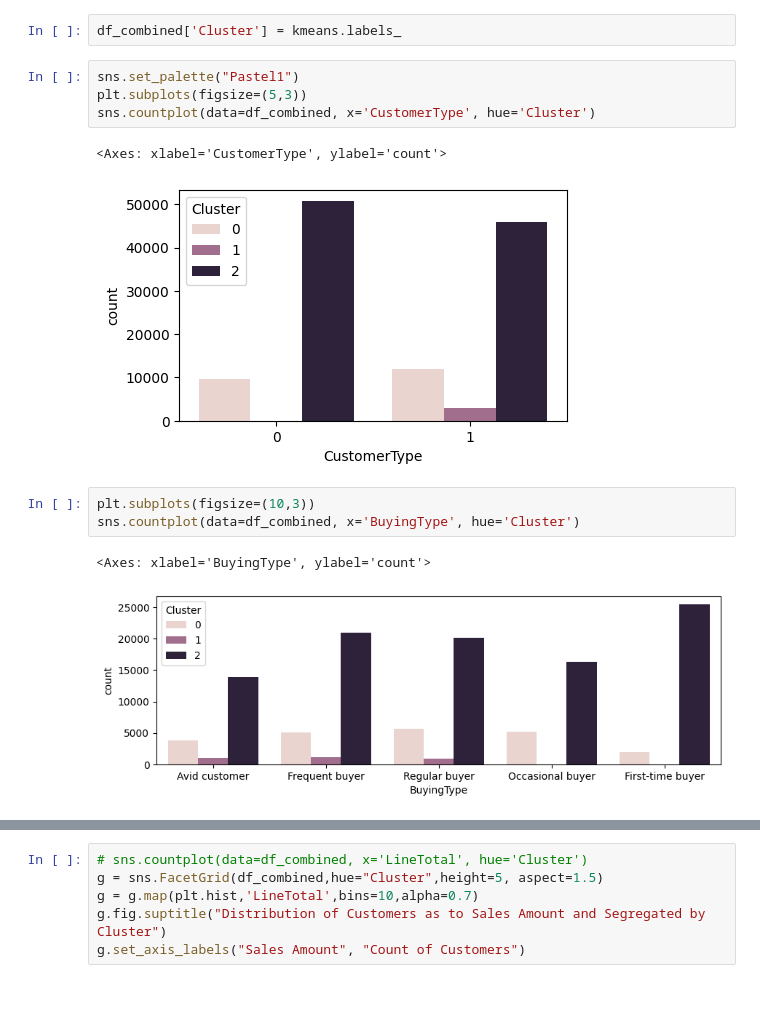
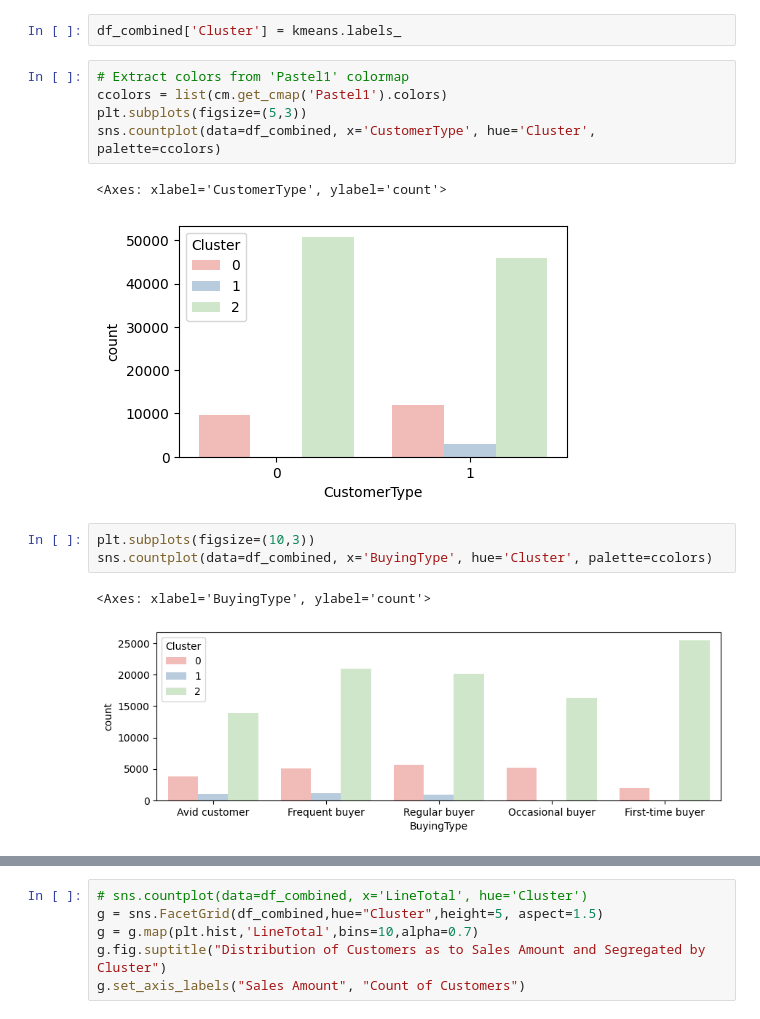
Before and after one commit to dsprincess/python-projects, a Jupyter notebook: Clustering_Customer_Segmentation_AW2022/taskupdated.ipynb, the cells around one changed output, grey strips where cells are left out. Drawn from its saved outputs; the diff is of its cells as text.

Commit message:
Update color palette

```diff
--- a/Clustering_Customer_Segmentation_AW2022/taskupdated.ipynb
+++ b/Clustering_Customer_Segmentation_AW2022/taskupdated.ipynb
@@ -608,17 +609,18 @@ max                       1.000000                  1.000000      2.0
 # %%
 df_combined['Cluster'] = kmeans.labels_
 # %%
-sns.set_palette("Pastel1")
+# Extract colors from 'Pastel1' colormap
+ccolors = list(cm.get_cmap('Pastel1').colors)
 plt.subplots(figsize=(5,3))
-sns.countplot(data=df_combined, x='CustomerType', hue='Cluster')
+sns.countplot(data=df_combined, x='CustomerType', hue='Cluster', palette=ccolors)
 # %% [output]
 <Axes: xlabel='CustomerType', ylabel='count'>
-[figure, old version]
+[figure, new version]
 # %%
 plt.subplots(figsize=(10,3))
-sns.countplot(data=df_combined, x='BuyingType', hue='Cluster')
+sns.countplot(data=df_combined, x='BuyingType', hue='Cluster', palette=ccolors)
 # %% [output]
 <Axes: xlabel='BuyingType', ylabel='count'>
-[figure, old version]
+[figure, new version]
 # %%
 plt.subplots(figsize=(6,4))
```
Also changed, not shown: parts of 4 cells of this notebook.
